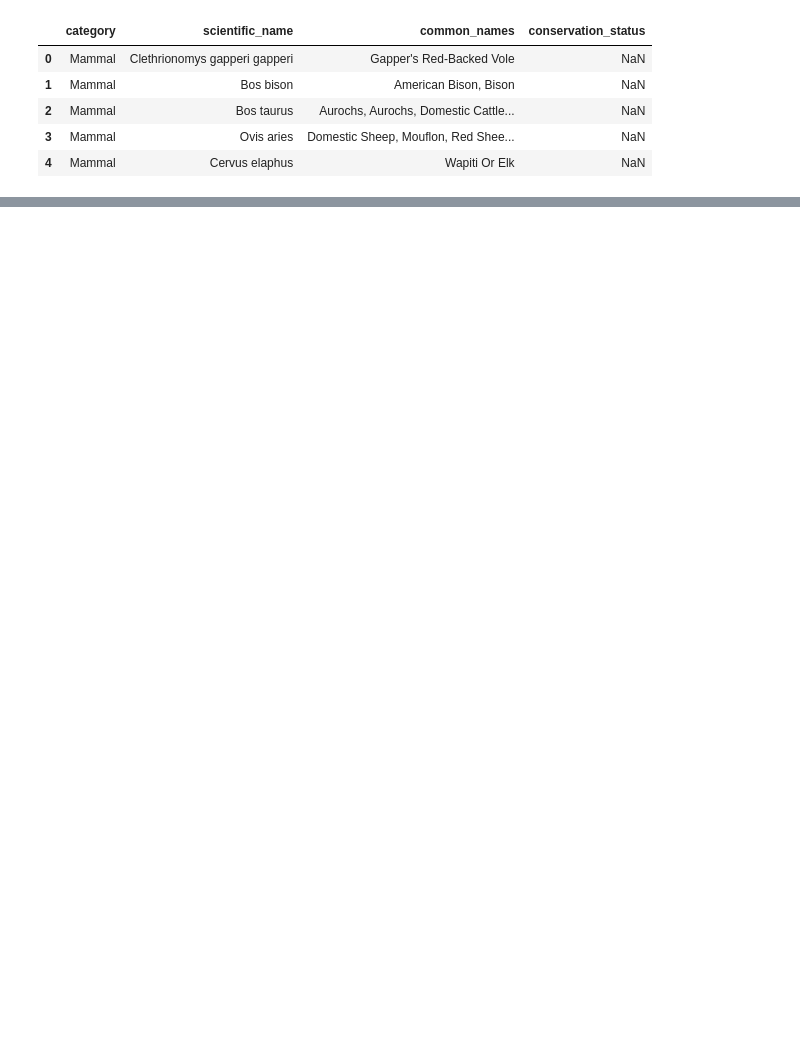
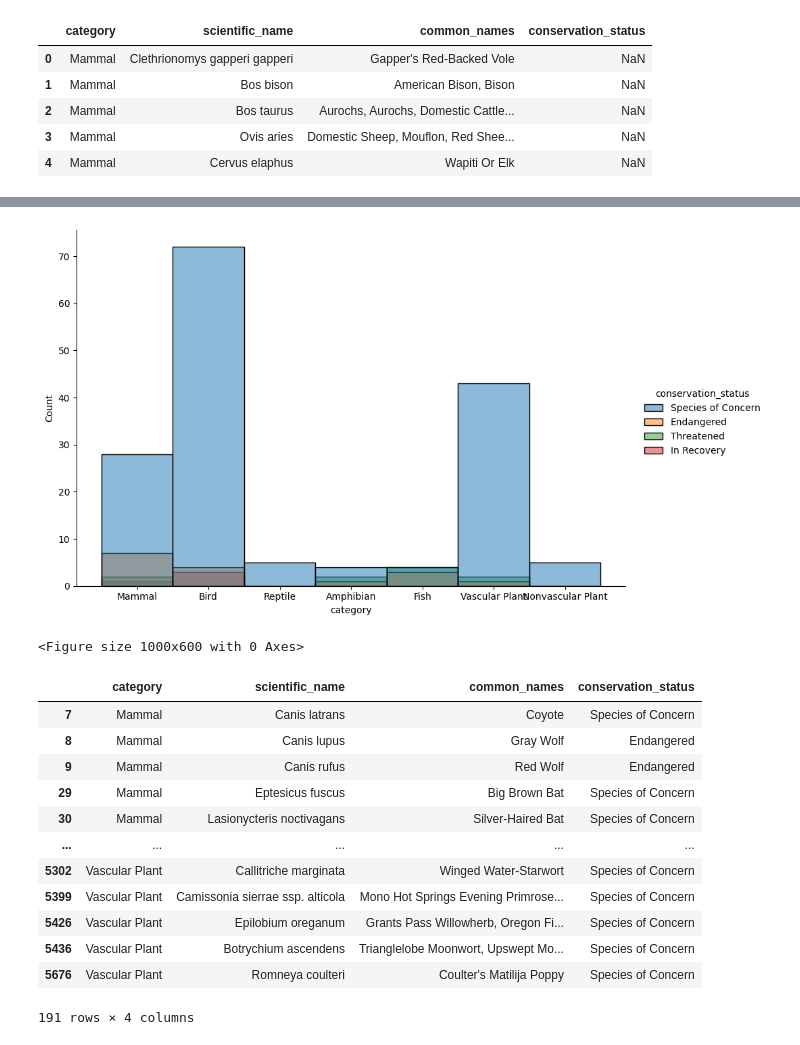
Before and after one commit to SantiagoRPinedo/BiodiversityProject, a Jupyter notebook: biodiversity.ipynb, the cells around one changed output, grey strips where cells are left out. Cells and saved outputs as stored; diff of their text form; code cells hidden in the pictures; blank space fills up the shorter version.

Commit message:
Visualizando con seaborn

```diff
--- a/biodiversity.ipynb
+++ b/biodiversity.ipynb
@@ -5,7 +12,7 @@ import matplotlib.pyplot as plt
 plt.rc('figure',figsize = (15,10))
 # %%
-datos = pd.read_csv('species_info.csv')
-datos.head()
+df_species = pd.read_csv('species_info.csv')
+df_species.head()
 # %% [output]
 |  | category | scientific_name | common_names | conservation_status |
 | 0 | Mammal | Clethrionomys gapperi gapperi | Gapper's Red-Backed Vole | NaN |
@@ -13,3 +20,6 @@ datos.head()
 | 2 | Mammal | Bos taurus | Aurochs, Aurochs, Domestic Cattle... | NaN |
 | 3 | Mammal | Ovis aries | Domestic Sheep, Mouflon, Red Shee... | NaN |
 | 4 | Mammal | Cervus elaphus | Wapiti Or Elk | NaN |
+# %%
+df_species.fillna('Desconocido', inplace = True)
+df_species.groupby("conservation_status").size()
@@ -15,0 +51,28 @@ datos.head()
+# %%
+# Filtrar el DataFrame para excluir los valores de 'Desconocido' en el estado de conservación
+df_statusV = df_species[df_species['conservation_status'] != 'Desconocido']
+
+sns.displot(data=df_statusV, x='category', hue='conservation_status', height=6, aspect=1.5)
+
+# Configurar el tamaño de la figura
+plt.figure(figsize=(10, 6))
+
+# Mostrar el gráfico
+plt.show()
+df_statusV
+# %% [output]
+[figure, added]
+<Figure size 1000x600 with 0 Axes>
+|  | category | scientific_name | common_names | conservation_status |
+| 7 | Mammal | Canis latrans | Coyote | Species of Concern |
+| 8 | Mammal | Canis lupus | Gray Wolf | Endangered |
+| 9 | Mammal | Canis rufus | Red Wolf | Endangered |
+| 29 | Mammal | Eptesicus fuscus | Big Brown Bat | Species of Concern |
+| 30 | Mammal | Lasionycteris noctivagans | Silver-Haired Bat | Species of Concern |
+| ... | ... | ... | ... | ... |
+| 5302 | Vascular Plant | Callitriche marginata | Winged Water-Starwort | Species of Concern |
+| 5399 | Vascular Plant | Camissonia sierrae ssp. alticola | Mono Hot Springs Evening Primrose... | Species of Concern |
+| 5426 | Vascular Plant | Epilobium oreganum | Grants Pass Willowherb, Oregon Fi... | Species of Concern |
+| 5436 | Vascular Plant | Botrychium ascendens | Trianglelobe Moonwort, Upswept Mo... | Species of Concern |
+| 5676 | Vascular Plant | Romneya coulteri | Coulter's Matilija Poppy | Species of Concern |
+191 rows × 4 columns
```
Also changed, not shown: parts of 4 cells of this notebook.
